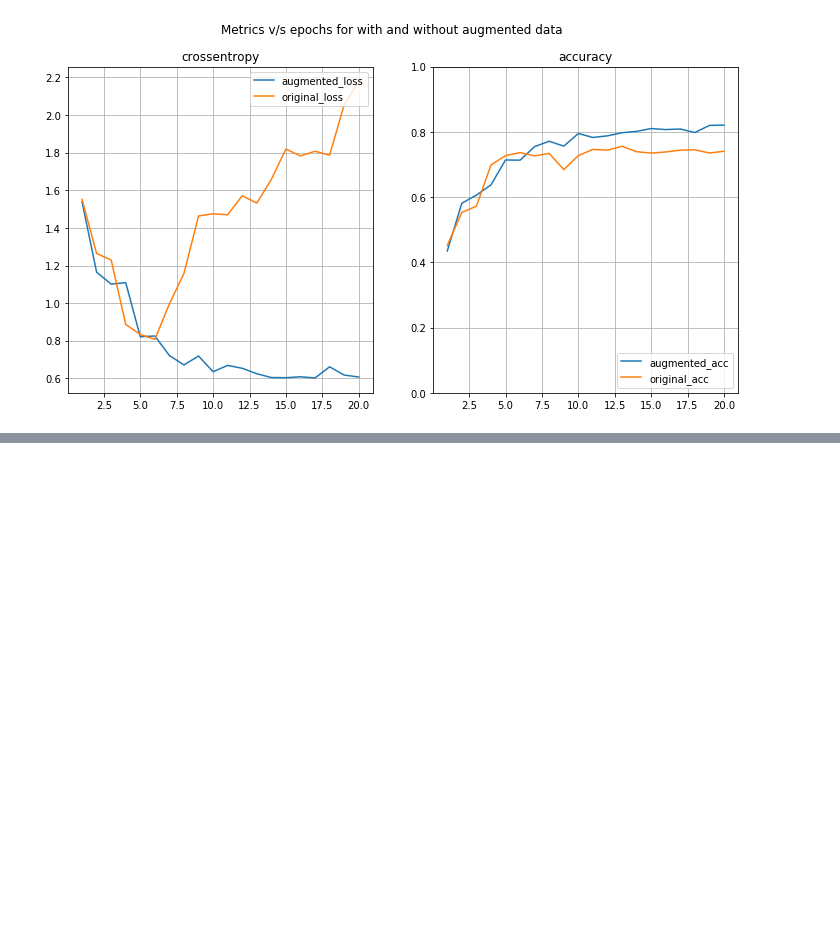
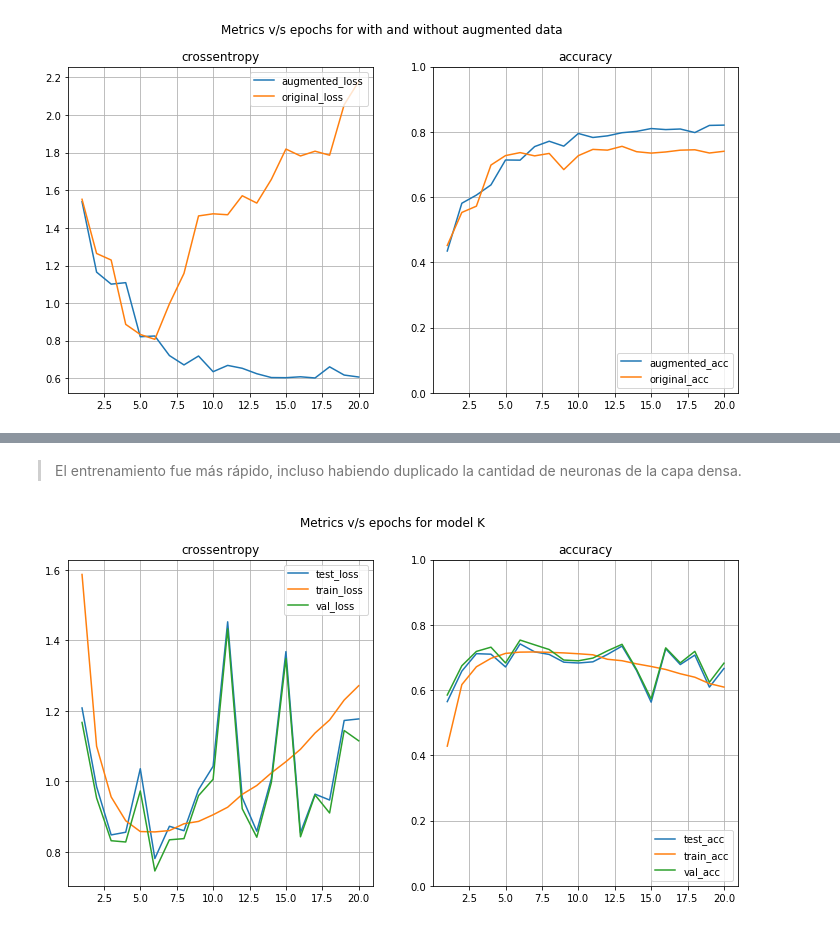
Before and after one commit to Autopawn/ann-tarea2, a Jupyter notebook: tarea2_parte1.ipynb, the cells around one changed output, grey strips where cells are left out. Drawn from its saved outputs; the diff is of its cells as text; code cells hidden in the pictures; blank space fills up the shorter version.

```diff
--- a/tarea2_parte1.ipynb
+++ b/tarea2_parte1.ipynb
@@ -648,0 +705,35 @@ plt.show()
+# %%
+def model_k():
+    inlayer = keras.layers.Input(shape=x_tr.shape[1:])
+    front = inlayer
+    #
+    for n_filters in (64,128):
+        for _ in range(2):
+            front = keras.layers.Conv2D(n_filters,(3,3),padding='same',
+                activation='relu')(front)
+        front = keras.layers.MaxPooling2D(pool_size=(2,2))(front)
+    #
+    front = keras.layers.Flatten()(front)
+    front = keras.layers.Dropout(0.5)(front)
+    front = keras.layers.Dense(768,activation='relu')(front)
+    front = keras.layers.Dropout(0.5)(front)
+    front = keras.layers.Dense(10,activation='softmax')(front)
+    #
+    model = keras.models.Model(inputs=inlayer,outputs=front)
+    return model
+# %%
+EPOCHS_7 = 20
+BATCH_SIZE_7 = 48
+
+model3 = model_k()
+model3.compile(optimizer=rms_opt,loss='categorical_crossentropy',
+    metrics=['categorical_accuracy'])
+train_history_k = model3.fit(x_tr,y_tr,batch_size=BATCH_SIZE_7,epochs=EPOCHS_7,
+    callbacks=[vloss_cb,tloss_cb])
+# %% [markdown]
+> El entrenamiento fue más rápido, incluso habiendo duplicado la cantidad de neuronas de la capa densa.
+# %%
+metrics = separate_metrics(train_history_k.history)
+plot_errors(metrics,name="model K")
+# %% [output]
+[figure, added]
```
Also changed, not shown: parts of 25 cells of this notebook.
